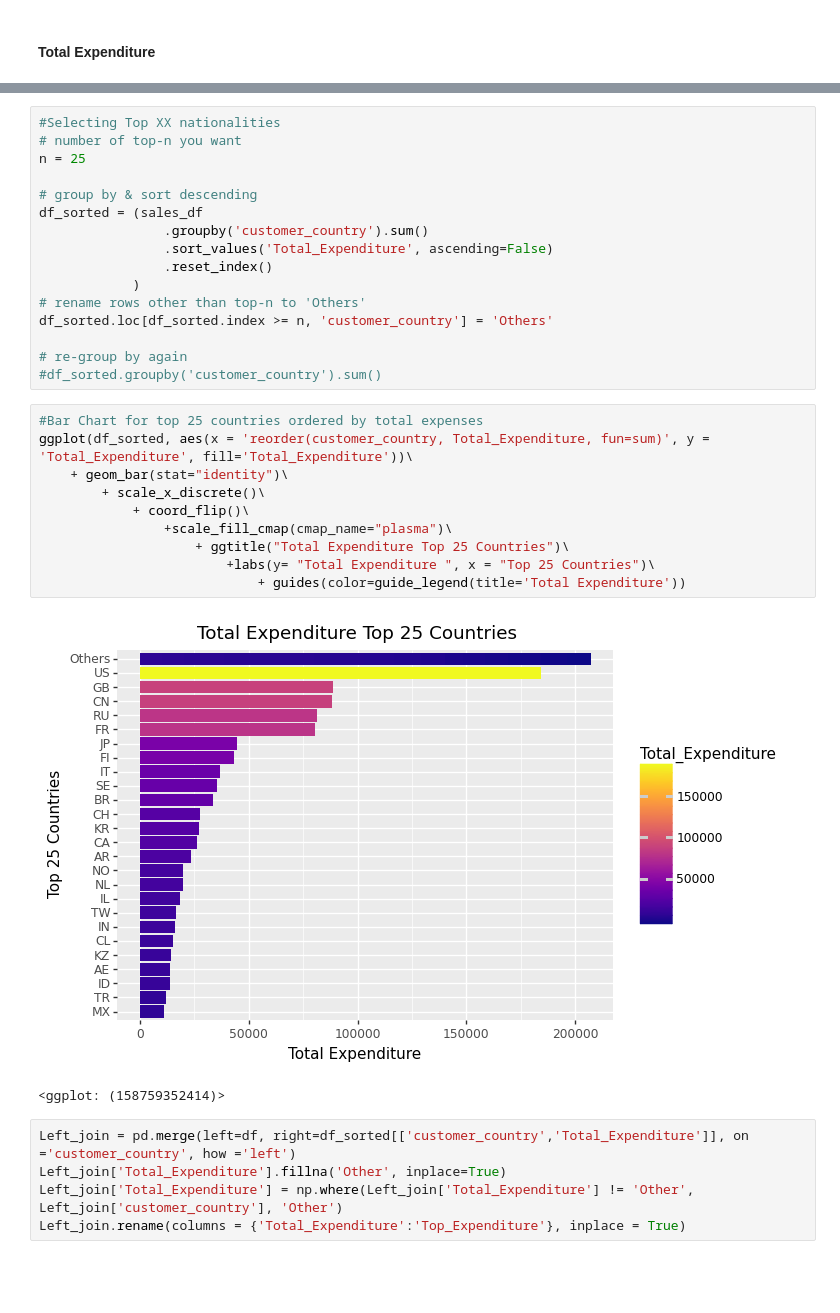
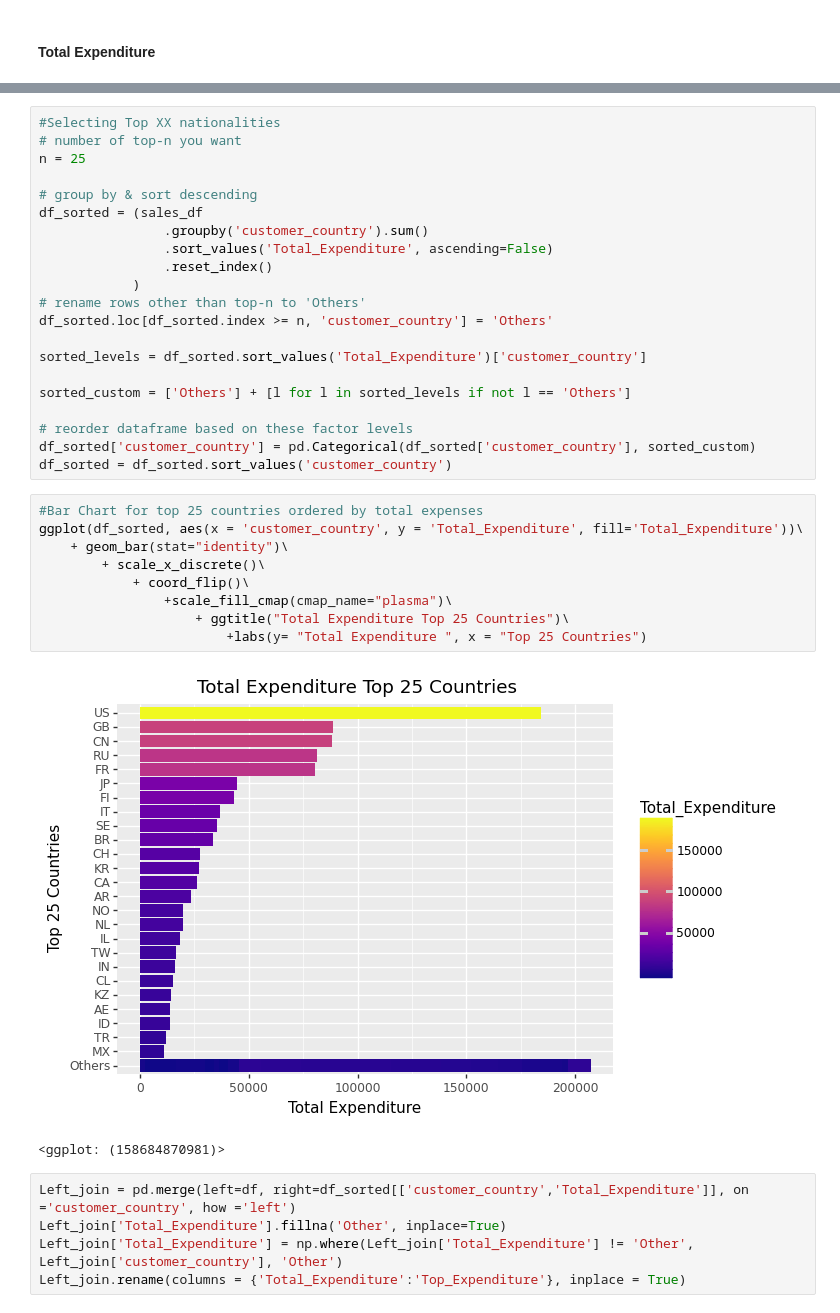
Before and after one commit to callysthenes/citibank_business_case_visual, a Jupyter notebook: EDA_Diana.ipynb, the cells around one changed output, grey strips where cells are left out. Drawn from its saved outputs; the diff is of its cells as text; blank space fills up the shorter version.

```diff
--- a/EDA_Diana.ipynb
+++ b/EDA_Diana.ipynb
@@ -253,21 +253,25 @@ df_sorted = (sales_df
 # rename rows other than top-n to 'Others'
 df_sorted.loc[df_sorted.index >= n, 'customer_country'] = 'Others'
 
-# re-group by again
-#df_sorted.groupby('customer_country').sum()
+sorted_levels = df_sorted.sort_values('Total_Expenditure')['customer_country']
+
+sorted_custom = ['Others'] + [l for l in sorted_levels if not l == 'Others']
+
+# reorder dataframe based on these factor levels
+df_sorted['customer_country'] = pd.Categorical(df_sorted['customer_country'], sorted_custom)
+df_sorted = df_sorted.sort_values('customer_country')
 # %%
 #Bar Chart for top 25 countries ordered by total expenses
-ggplot(df_sorted, aes(x = 'reorder(customer_country, Total_Expenditure, fun=sum)', y = 'Total_Expenditure', fill='Total_Expenditure'))\
+ggplot(df_sorted, aes(x = 'customer_country', y = 'Total_Expenditure', fill='Total_Expenditure'))\
     + geom_bar(stat="identity")\
         + scale_x_discrete()\
             + coord_flip()\
                 +scale_fill_cmap(cmap_name="plasma")\
                     + ggtitle("Total Expenditure Top 25 Countries")\
-                        +labs(y= "Total Expenditure ", x = "Top 25 Countries")\
-                            + guides(color=guide_legend(title='Total Expenditure'))
+                        +labs(y= "Total Expenditure ", x = "Top 25 Countries")
 # %% [output]
-[figure, old version]
+[figure, new version]
-<ggplot: (158759352414)>
+<ggplot: (158684870981)>
 # %%
 Left_join = pd.merge(left=df, right=df_sorted[['customer_country','Total_Expenditure']], on ='customer_country', how ='left')
 Left_join['Total_Expenditure'].fillna('Other', inplace=True)
```
Also changed, not shown: parts of 13 cells of this notebook.
